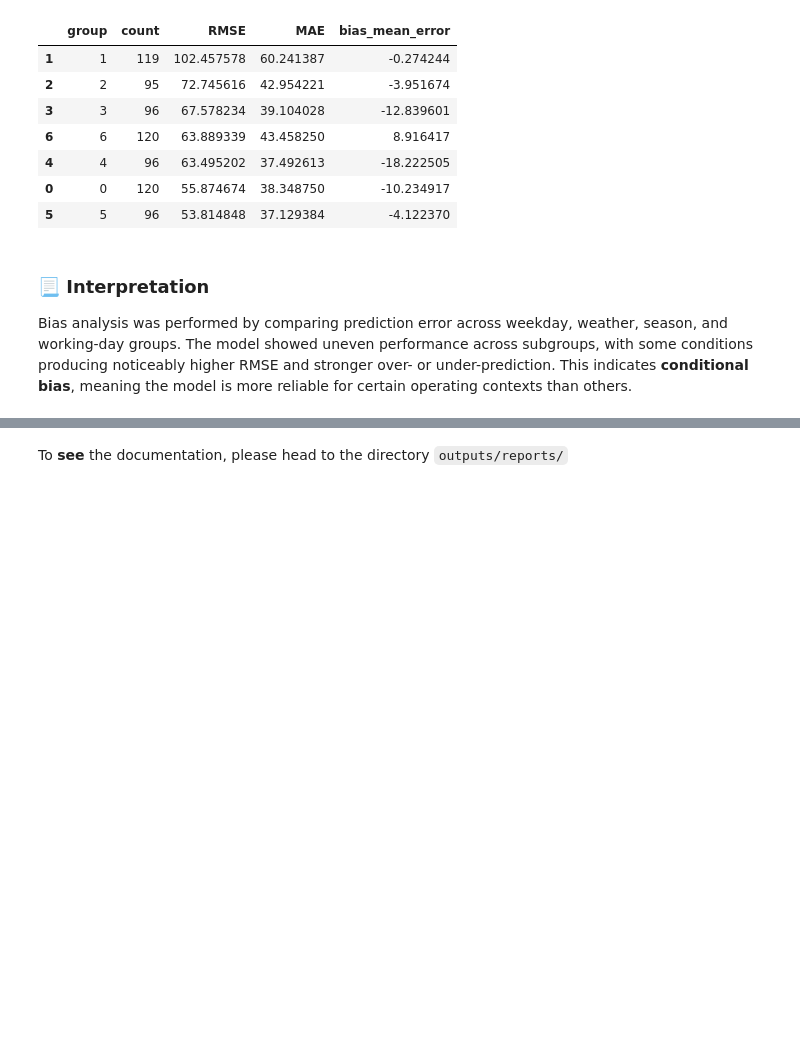
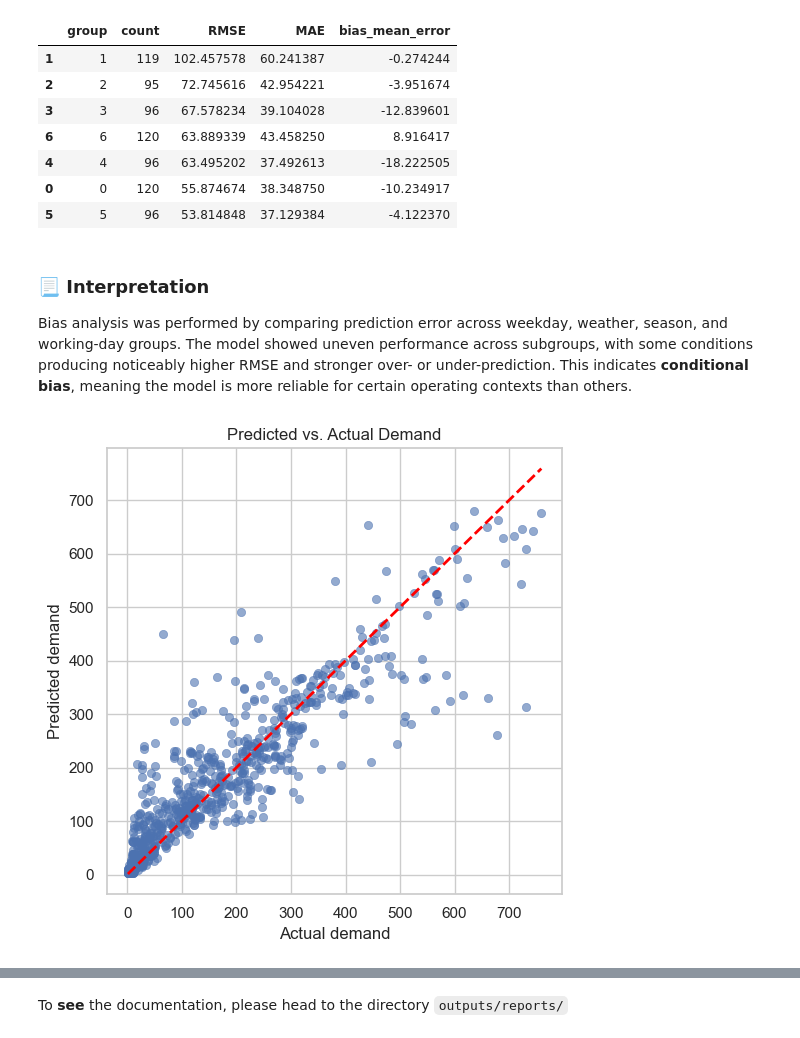
Before and after one commit to clarissecasicarino/hourly-bike-predictor, a Jupyter notebook: notebooks/regression_capstone.ipynb, the cells around one changed output, grey strips where cells are left out. Saved outputs shown, nothing was run; the diff lists cells and outputs as text; code cells hidden in the pictures; blank space fills up the shorter version.

Commit message:
Add example predictions

```diff
--- a/notebooks/regression_capstone.ipynb
+++ b/notebooks/regression_capstone.ipynb
@@ -1438,3 +1438,95 @@ display(group_bias)
 # %% [markdown]
 ### 📃 Interpretation
 Bias analysis was performed by comparing prediction error across weekday, weather, season, and working-day groups. The model showed uneven performance across subgroups, with some conditions producing noticeably higher RMSE and stronger over- or under-prediction. This indicates **conditional bias**, meaning the model is more reliable for certain operating contexts than others.
+# %%
+from pathlib import Path
+report_dir = Path("../outputs/reports")
+figure_dir = Path("../outputs/figures")
+
+report_dir.mkdir(parents=True, exist_ok=True)
+
+y_true = np.ravel(y_test)
+y_pred = np.ravel(model.predict(X_test))
+
+# -----------------------------
+# 1) Predicted vs Actual Plot
+# -----------------------------
+plt.figure(figsize=(5.5, 5.5))
+sns.scatterplot(x=y_true, y=y_pred, alpha=0.6, edgecolor=None)
+min_val = min(np.min(y_test), np.min(y_pred))
+max_val = max(np.max(y_test), np.max(y_pred))
+plt.plot([min_val, max_val], [min_val, max_val], linestyle="--", color="red", linewidth=2)
+
+plt.title("Predicted vs. Actual Demand")
+plt.xlabel("Actual demand")
+plt.ylabel("Predicted demand")
+plt.tight_layout()
+
+pred_actual_path = figure_dir / "predicted_vs_actual.png"
+plt.savefig(pred_actual_path, dpi=300, bbox_inches="tight")
+plt.show()
+
+# -----------------------------
+# 2) Example Predictions Table
+# -----------------------------
+X_test_df = X_test.copy() if isinstance(X_test, pd.DataFrame) else pd.DataFrame(X_test)
+
+results = X_test_df.copy()
+results["actual_demand"] = y_true
+results["predicted_demand"] = y_pred
+results["difference"] = results["predicted_demand"] - results["actual_demand"]
+
+for col in ["weekday", "season", "weathersit", "workingday"]:
+    if col in results.columns:
+        results[col] = pd.to_numeric(results[col], errors="coerce")
+
+season_map = {
+    1: "Winter",
+    2: "Spring",
+    3: "Summer",
+    4: "Fall"
+}
+
+weather_map = {
+    1: "Clear, few clouds, partly cloudy",
+    2: "Mist and cloudy conditions",
+    3: "Light snow or light rain",
+    4: "Heavy rain, ice pallets, thunderstorm, or fog"
+}
+
+results["season_name"] = results["season"].map(season_map)
+results["weather_name"] = results["weathersit"].map(weather_map)
+
+weekday_case = results[
+    (results["workingday"] == 1) &
+    (results["weekday"].between(1, 5))
+].sort_values(["weathersit", "season"]).head(1)
+
+season_case = (
+    results.sort_values("actual_demand", ascending=False)
+    .groupby("season", as_index=False)
+    .head(1)
+)
+
+weather_case = (
+    results.sort_values("actual_demand", ascending=False)
+    .groupby("weathersit", as_index=False)
+    .head(1)
+)
+
+example_df = pd.concat([weekday_case, season_case, weather_case], ignore_index=True)
+
+cols_to_show = [
+    "weekday", "season_name", "weather_name", "workingday",
+    "actual_demand", "predicted_demand", "difference"
+]
+
+example_df = example_df[cols_to_show].drop_duplicates()
+
+# Save table
+example_csv_path = report_dir / "example_predictions.csv"
+example_df.to_csv(example_csv_path, index=False)
+
+display(example_df)
+# %% [output]
+[figure, added]
```
Also changed, not shown: parts of 5 cells of this notebook, 2 other files.
